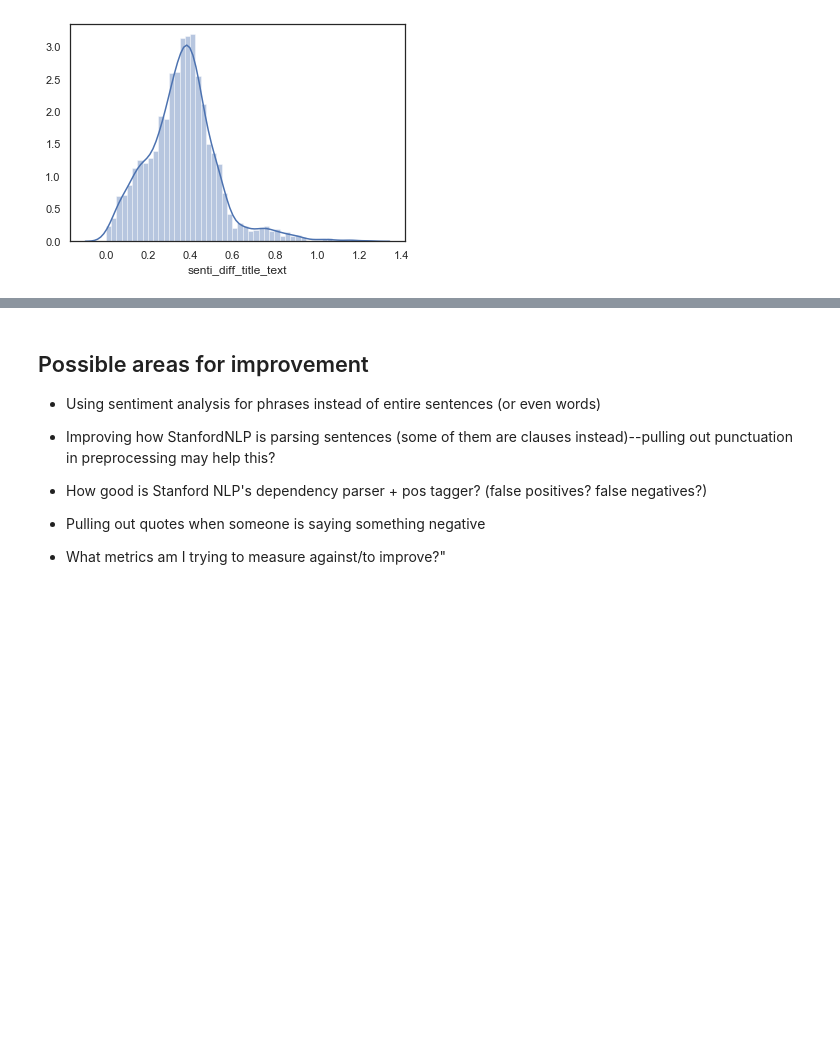
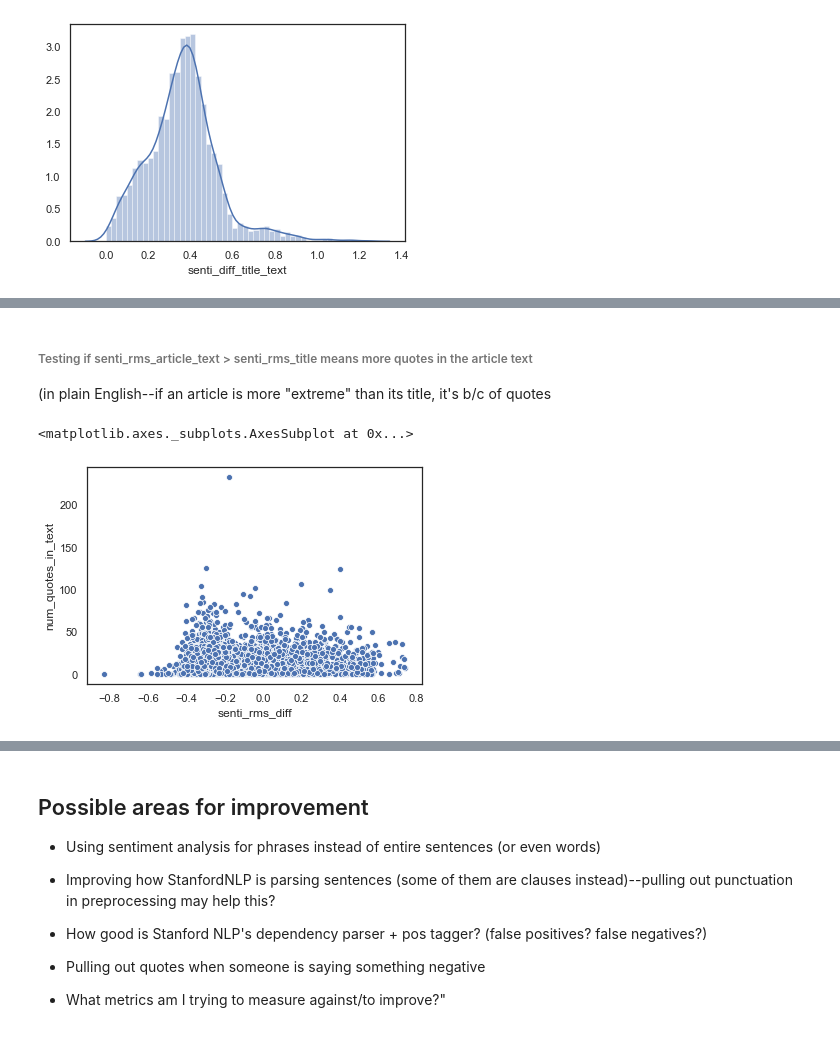
Before and after one commit to minnatwang/news-topics-sentiment, a Jupyter notebook: analysis_topic_bias.ipynb, the cells around one changed output, grey strips where cells are left out. Cells and saved outputs as stored; diff of their text form; code cells hidden in the pictures; blank space fills up the shorter version.

```diff
--- a/analysis_topic_bias.ipynb
+++ b/analysis_topic_bias.ipynb
@@ -592,0 +642,14 @@ sns.distplot(df.senti_diff_title_text)
+# %% [markdown]
+###### Testing if senti_rms_article_text > senti_rms_title means more quotes in the article text
+(in plain English--if an article is more "extreme" than its title, it's b/c of quotes
+# %%
+#NOTE: using " character to count number of quotes can be faulty.
+# Some of the articles have " used inappropriately (e.g. as a possessive)
+
+df['num_quotes_in_text'] = df['text'].apply(str.count, args='\"')
+# %%
+# Plotting to see if there's correlation
+sns.scatterplot(df['senti_rms_diff'],df['num_quotes_in_text'])
+# %% [output]
+<matplotlib.axes._subplots.AxesSubplot at 0x...>
+[figure, added]
```
Also changed, not shown: parts of 16 cells of this notebook.
